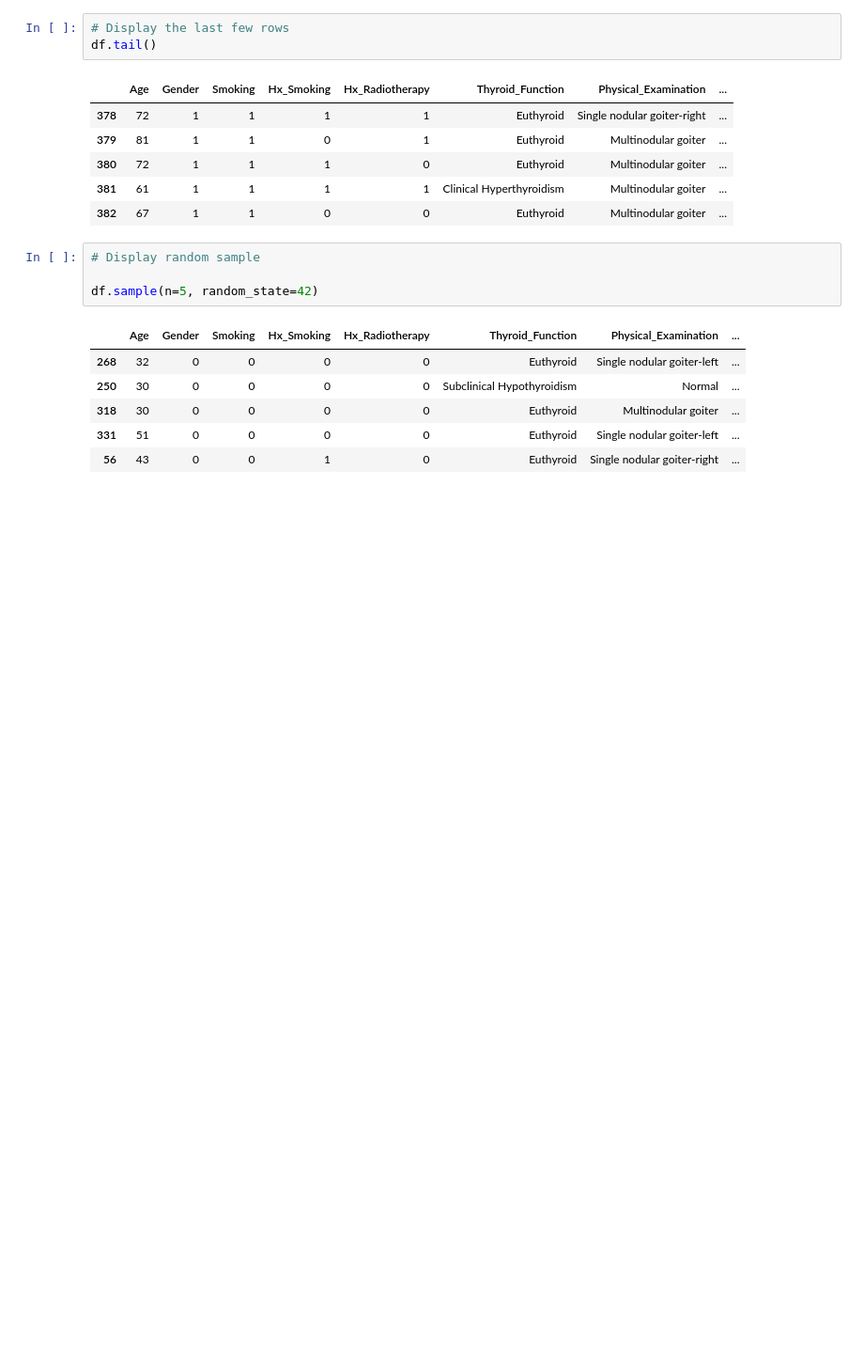
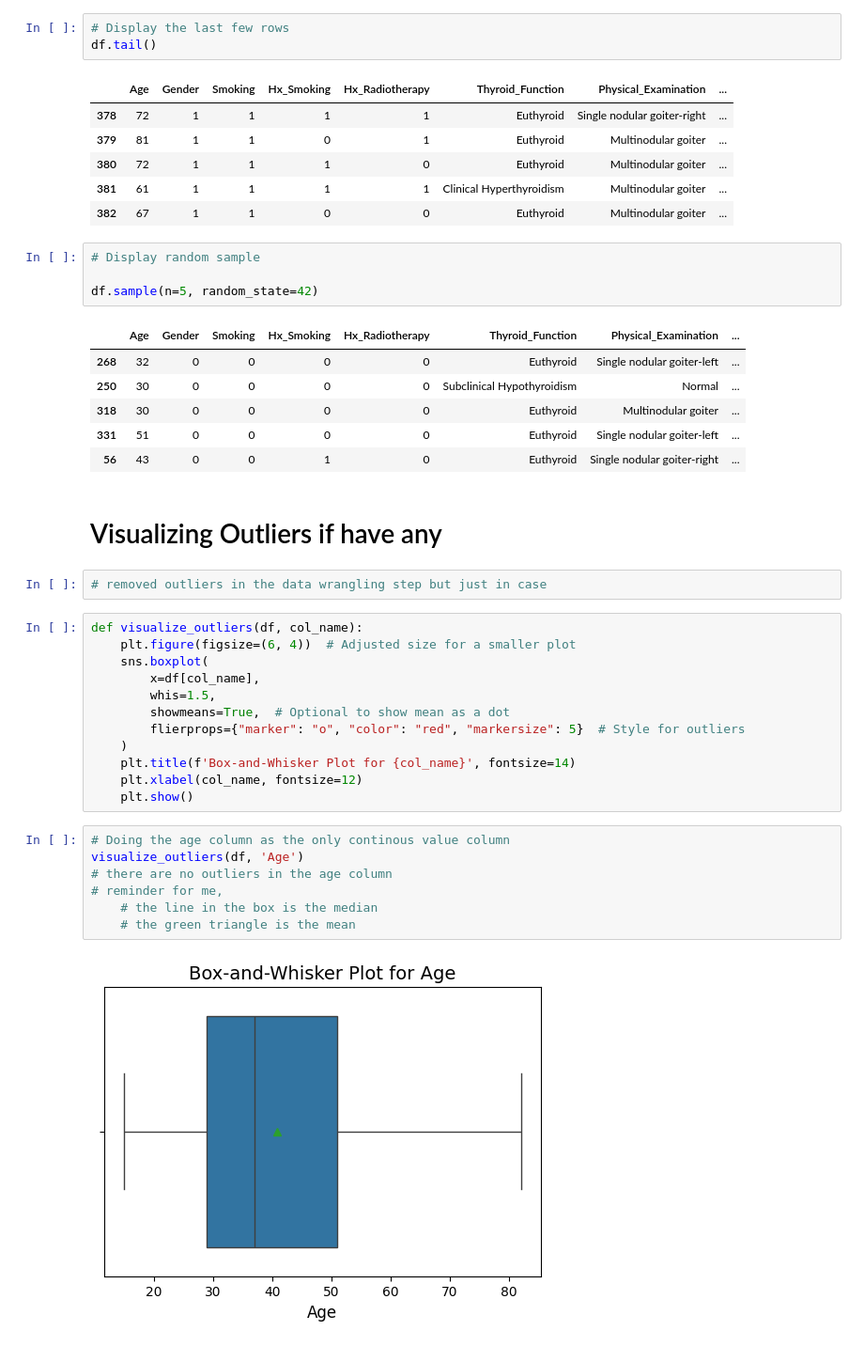
Before and after one commit to madmaxtoastflytiger/CaptStone2-Thyroid-Disease, a Jupyter notebook: Thyroid_EDA.ipynb, the cells around one changed output. Shown at 94% size. Cells and saved outputs as stored; diff of their text form; blank space fills up the shorter version.

Commit message:
data wrangling reorganized and added new code

```diff
--- a/Thyroid_EDA.ipynb
+++ b/Thyroid_EDA.ipynb
@@ -78,3 +76,28 @@ df.sample(n=5, random_state=42)
 | 318 | 30 | 0 | 0 | 0 | 0 | Euthyroid | Multinodular goiter | ... |
 | 331 | 51 | 0 | 0 | 0 | 0 | Euthyroid | Single nodular goiter-left | ... |
 | 56 | 43 | 0 | 0 | 1 | 0 | Euthyroid | Single nodular goiter-right | ... |
+# %% [markdown]
+# Visualizing Outliers if have any
+# %%
+# removed outliers in the data wrangling step but just in case
+# %%
+def visualize_outliers(df, col_name):
+    plt.figure(figsize=(6, 4))  # Adjusted size for a smaller plot
+    sns.boxplot(
+        x=df[col_name],
+        whis=1.5,
+        showmeans=True,  # Optional to show mean as a dot
+        flierprops={"marker": "o", "color": "red", "markersize": 5}  # Style for outliers
+    )
+    plt.title(f'Box-and-Whisker Plot for {col_name}', fontsize=14)
+    plt.xlabel(col_name, fontsize=12)
+    plt.show()
+# %%
+# Doing the age column as the only continous value column
+visualize_outliers(df, 'Age')
+# there are no outliers in the age column
+# reminder for me,
+    # the line in the box is the median
+    # the green triangle is the mean
+# %% [output]
+[figure, added]
```
Also changed, not shown: parts of 10 cells of this notebook, 2 other files.
